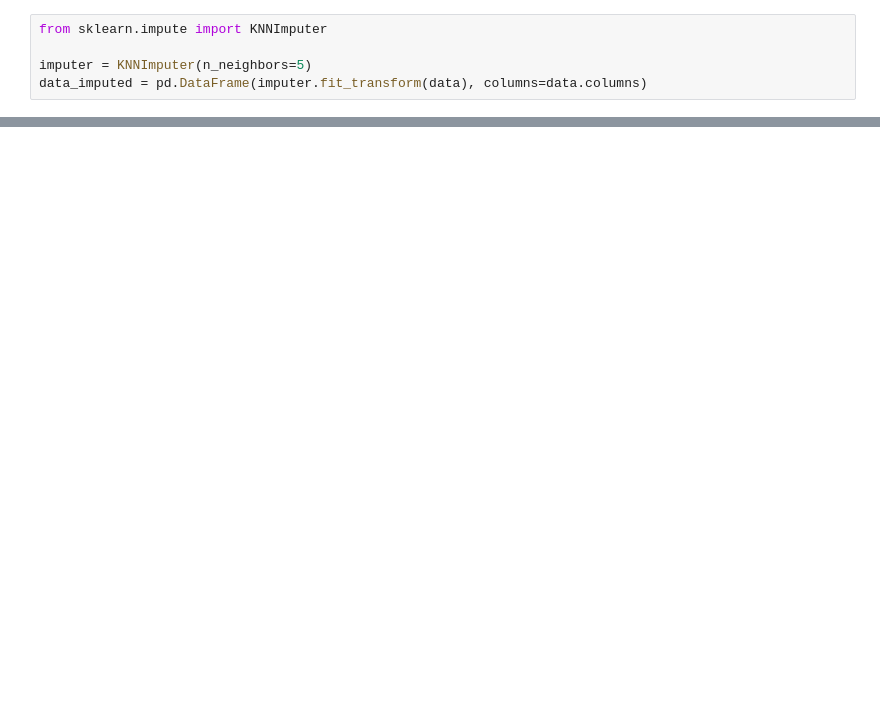
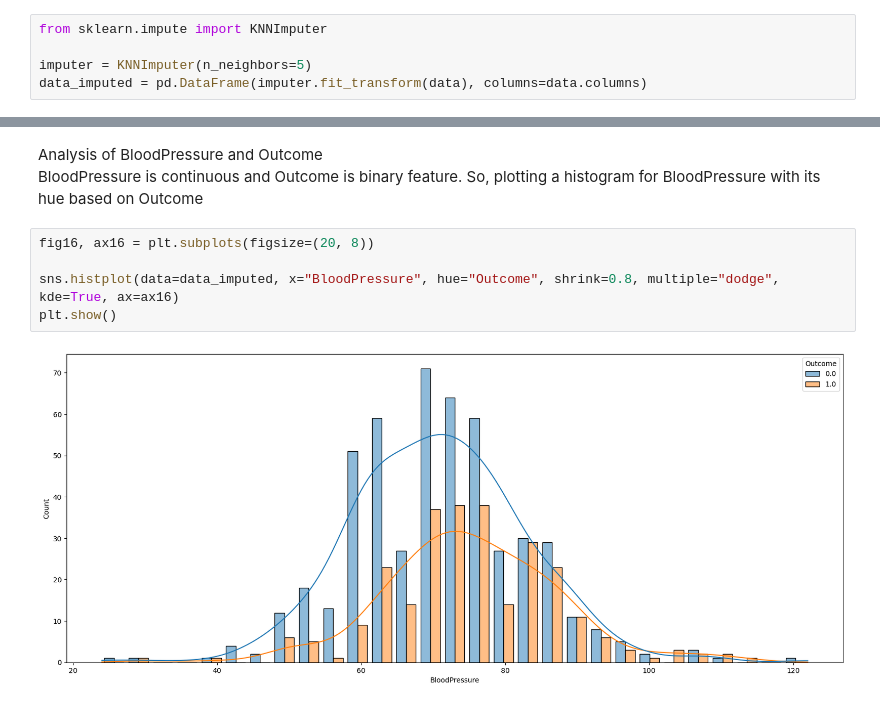
Before and after one commit to Zakirza/Diabetes-Prediction, a Jupyter notebook: EDA.ipynb, the cells around one changed output, grey strips where cells are left out. Saved outputs shown, nothing was run; the diff lists cells and outputs as text; blank space fills up the shorter version.

```diff
--- a/EDA.ipynb
+++ b/EDA.ipynb
@@ -202,0 +185,10 @@ dtype: int64
+# %% [markdown]
+Analysis of BloodPressure and Outcome<br>
+BloodPressure is continuous and Outcome is binary feature. So, plotting a histogram for BloodPressure with its hue based on Outcome
+# %%
+fig16, ax16 = plt.subplots(figsize=(20, 8))
+
+sns.histplot(data=data_imputed, x="BloodPressure", hue="Outcome", shrink=0.8, multiple="dodge", kde=True, ax=ax16)
+plt.show()
+# %% [output]
+[figure, added]
```
Also changed, not shown: parts of 37 cells of this notebook, 43 other files.
